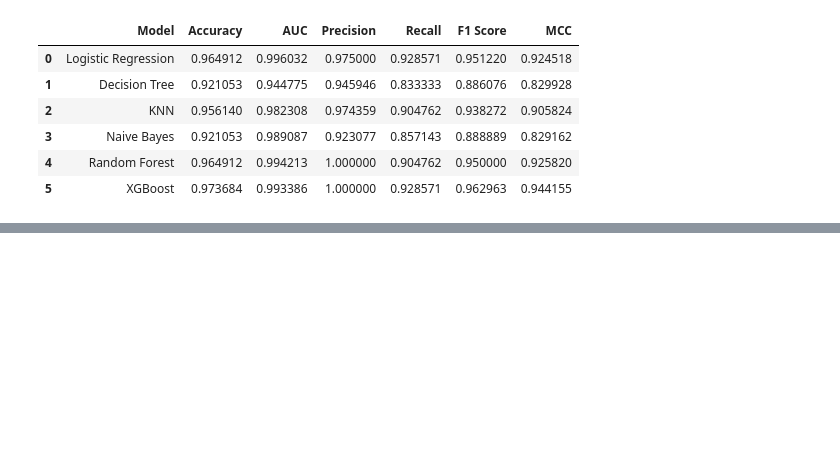
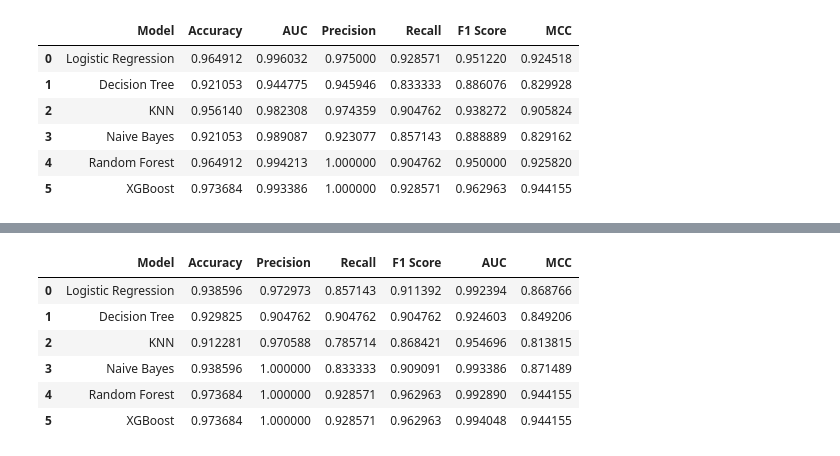
Before and after one commit to Kan1506/ML-Assignment-2, a Jupyter notebook: ML_Assignment_2.ipynb, the cells around one changed output, grey strips where cells are left out. Cells and saved outputs as stored; diff of their text form; code cells hidden in the pictures; blank space fills up the shorter version.

```diff
--- a/ML_Assignment_2.ipynb
+++ b/ML_Assignment_2.ipynb
@@ -427,0 +495,47 @@ results
+# %%
+import pandas as pd
+from sklearn.metrics import accuracy_score, precision_score, recall_score, f1_score, roc_auc_score, matthews_corrcoef
+
+from sklearn.linear_model import LogisticRegression
+
+
+models = {
+    "Logistic Regression": lr,
+    "Decision Tree": decision_tree,
+    "KNN": knn,
+    "Naive Bayes": naive_bayes,
+    "Random Forest": random_forest,
+    "XGBoost": xgb
+}
+
+results = []
+
+for name, model in models.items():
+    y_pred = model.predict(X_test)
+
+    acc = accuracy_score(y_test, y_pred)
+    prec = precision_score(y_test, y_pred)
+    rec = recall_score(y_test, y_pred)
+    f1 = f1_score(y_test, y_pred)
+    mcc = matthews_corrcoef(y_test, y_pred)
+
+    try:
+        auc = roc_auc_score(y_test, model.predict_proba(X_test)[:,1])
+    except:
+        auc = None
+
+    results.append([name, acc, prec, rec, f1, auc, mcc])
+
+comparison_df = pd.DataFrame(results, columns=[
+    "Model", "Accuracy", "Precision", "Recall", "F1 Score", "AUC", "MCC"
+])
+
+comparison_df
+# %% [output]
+|  | Model | Accuracy | Precision | Recall | F1 Score | AUC | MCC |
+| 0 | Logistic Regression | 0.938596 | 0.972973 | 0.857143 | 0.911392 | 0.992394 | 0.868766 |
+| 1 | Decision Tree | 0.929825 | 0.904762 | 0.904762 | 0.904762 | 0.924603 | 0.849206 |
+| 2 | KNN | 0.912281 | 0.970588 | 0.785714 | 0.868421 | 0.954696 | 0.813815 |
+| 3 | Naive Bayes | 0.938596 | 1.000000 | 0.833333 | 0.909091 | 0.993386 | 0.871489 |
+| 4 | Random Forest | 0.973684 | 1.000000 | 0.928571 | 0.962963 | 0.992890 | 0.944155 |
+| 5 | XGBoost | 0.973684 | 1.000000 | 0.928571 | 0.962963 | 0.994048 | 0.944155 |
```
Also changed, not shown: parts of 4 cells of this notebook.
